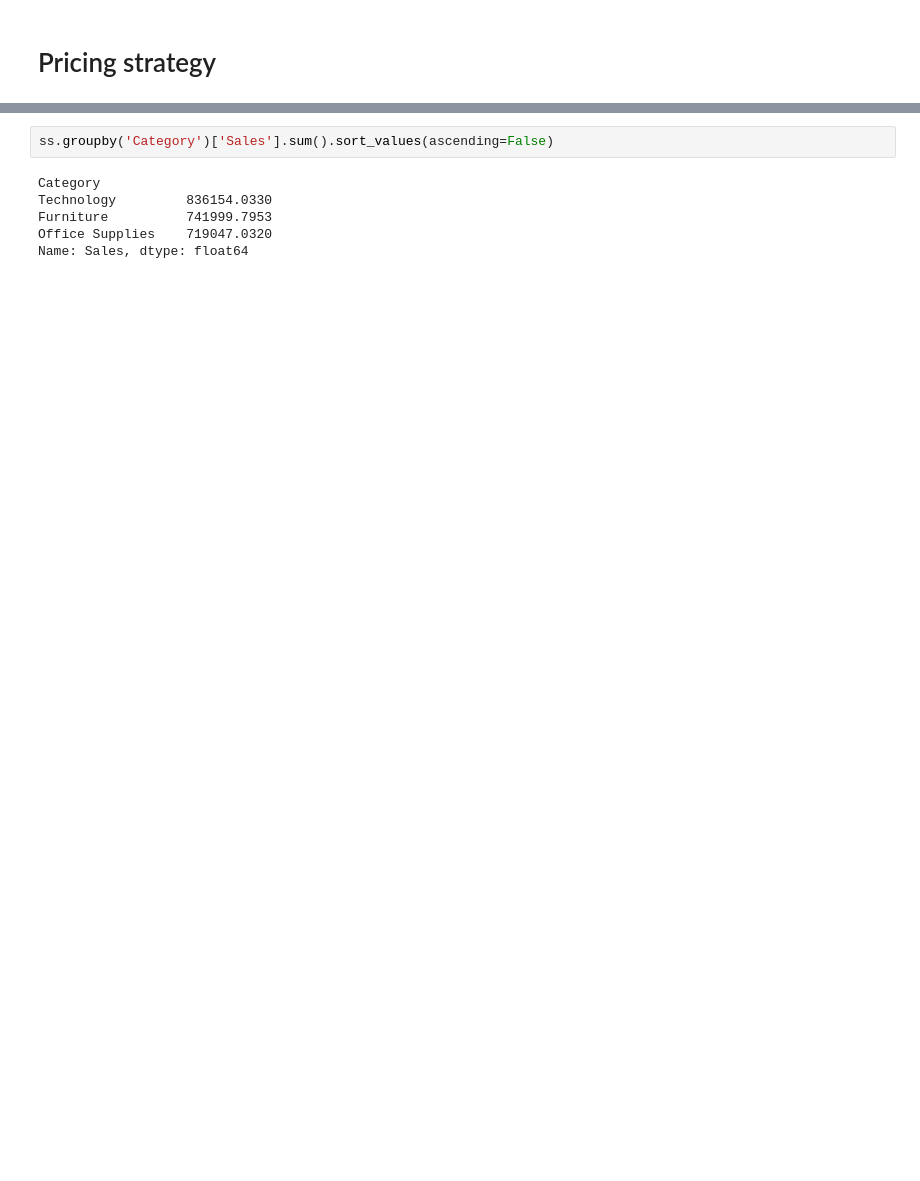
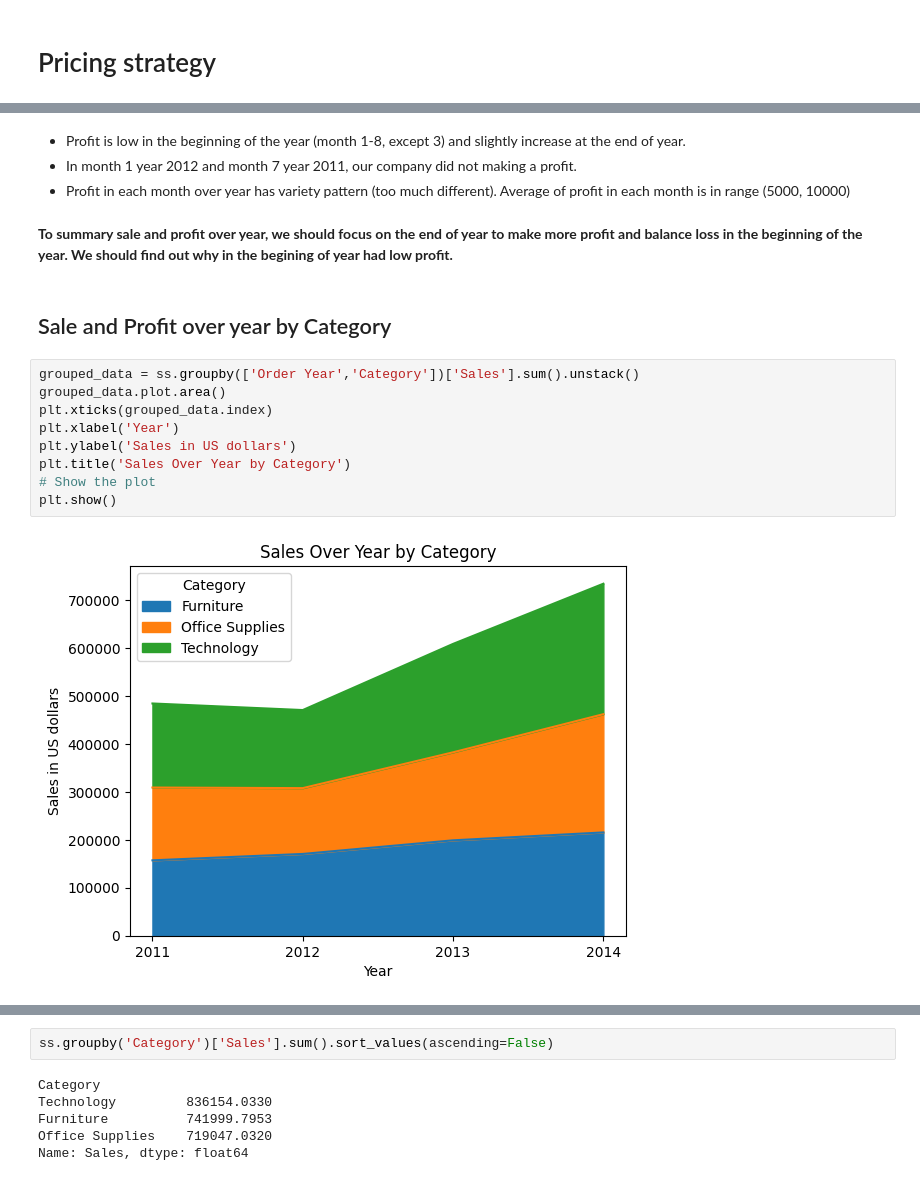
Before and after one commit to Krittapad12348/Superstore_Analysis, a Jupyter notebook: superstore_python.ipynb, the cells around one changed output, grey strips where cells are left out. Drawn from its saved outputs; the diff is of its cells as text; blank space fills up the shorter version.

```diff
--- a/superstore_python.ipynb
+++ b/superstore_python.ipynb
@@ -58,0 +201,19 @@ Sales by Category
+# %% [markdown]
+- Profit is low in the beginning of the year (month 1-8, except 3) and slightly increase at the end of year.
+- In month 1 year 2012 and month 7 year 2011, our company did not making a profit.
+- Profit in each month over year has variety pattern (too much different). Average of profit in each month is in range (5000, 10000)
+# %% [markdown]
+**To summary sale and profit over year, we should focus on the end of year to make more profit and balance loss in the beginning of the year. We should find out why in the begining of year had low profit.**
+# %% [markdown]
+## Sale and Profit over year by Category
+# %%
+grouped_data = ss.groupby(['Order Year','Category'])['Sales'].sum().unstack()
+grouped_data.plot.area()
+plt.xticks(grouped_data.index)
+plt.xlabel('Year')
+plt.ylabel('Sales in US dollars')
+plt.title('Sales Over Year by Category')
+# Show the plot
+plt.show()
+# %% [output]
+[figure, added]
```
Also changed, not shown: parts of 92 cells of this notebook.
